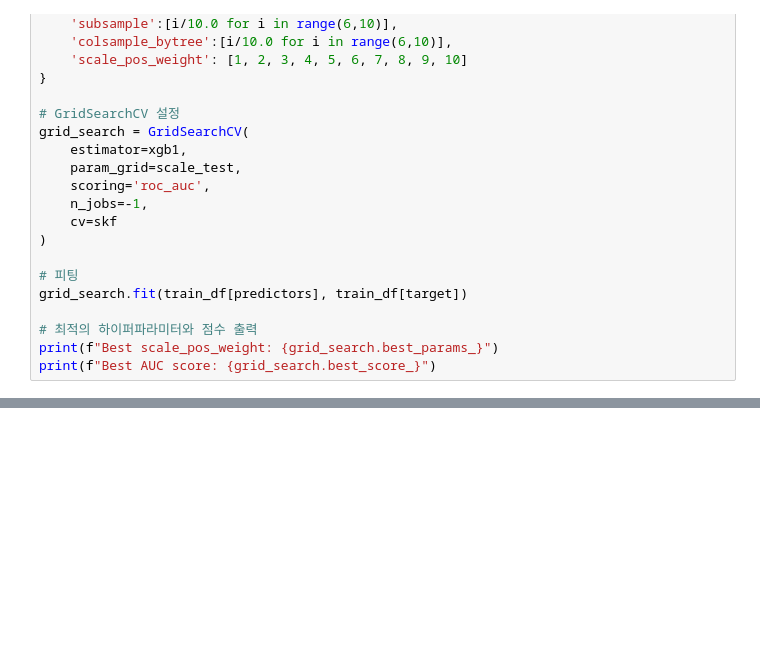
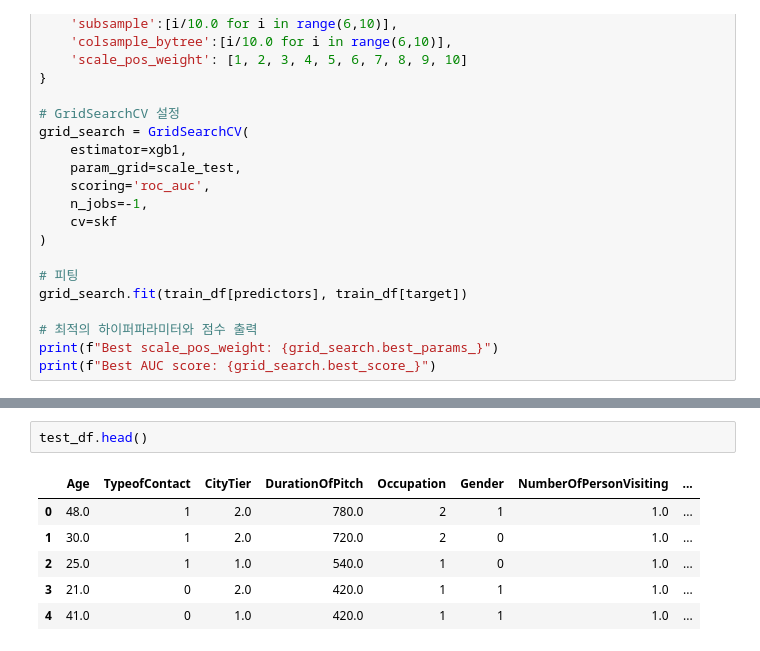
Before and after one commit to Grand-iron/Gongbu, a Jupyter notebook: Signate_cup/최종 모델 비교/xgboost(greed) .ipynb, the cells around one changed output, grey strips where cells are left out. Saved outputs shown, nothing was run; the diff lists cells and outputs as text; blank space fills up the shorter version.

```diff
--- a/Signate_cup/최종 모델 비교/xgboost(greed) .ipynb
+++ b/Signate_cup/최종 모델 비교/xgboost(greed) .ipynb
@@ -176,3 +176,12 @@ print(f"Best AUC score: {grid_search.best_score_}")
 xgb.to_graphviz(xgb1)
 # %% [output]
 [drawing not drawn]
+# %%
+test_df.head()
+# %% [output]
+|  | Age | TypeofContact | CityTier | DurationOfPitch | Occupation | Gender | NumberOfPersonVisiting | ... |
+| 0 | 48.0 | 1 | 2.0 | 780.0 | 2 | 1 | 1.0 | ... |
+| 1 | 30.0 | 1 | 2.0 | 720.0 | 2 | 0 | 1.0 | ... |
+| 2 | 25.0 | 1 | 1.0 | 540.0 | 1 | 0 | 1.0 | ... |
+| 3 | 21.0 | 0 | 2.0 | 420.0 | 1 | 1 | 1.0 | ... |
+| 4 | 41.0 | 0 | 1.0 | 420.0 | 1 | 1 | 1.0 | ... |
```
Also changed, not shown: 2 other files.
